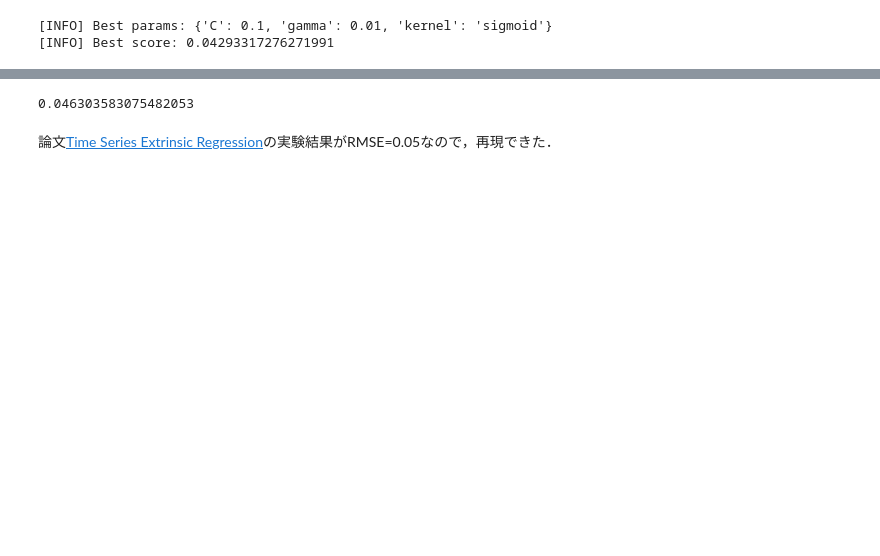
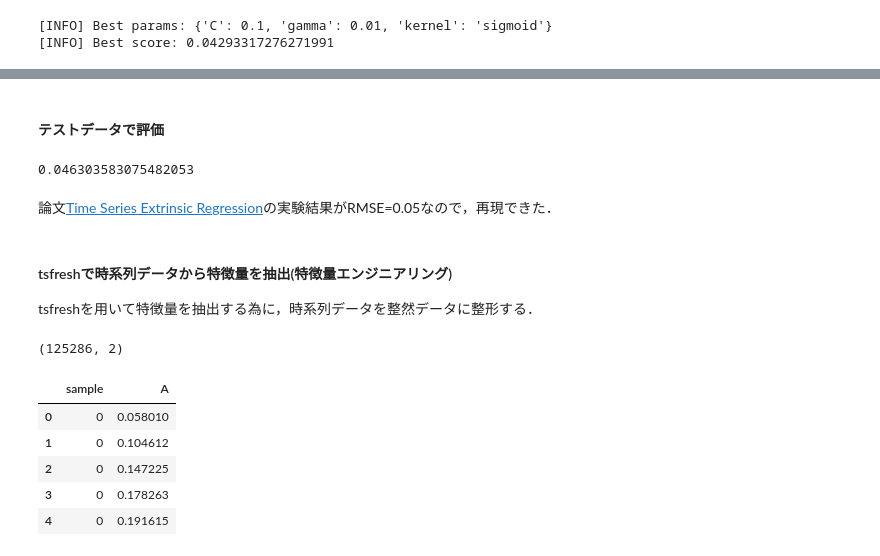
Before and after one commit to ryoma-jp/samples, a Jupyter notebook: python/feature_engineering/00_Overview.ipynb, the cells around one changed output, grey strips where cells are left out. Saved outputs shown, nothing was run; the diff lists cells and outputs as text; code cells hidden in the pictures; blank space fills up the shorter version.

```diff
--- a/python/feature_engineering/00_Overview.ipynb
+++ b/python/feature_engineering/00_Overview.ipynb
@@ -101,7 +100,26 @@ print('[INFO] Best score: {}'.format(-model_svr.best_score_))
+# %% [markdown]
+#### テストデータで評価
 # %%
 prediction = model_svr.predict(x_test)
 print(rmse(y_test, prediction))
 # %% [output]
 0.046303583075482053
-# %% [markdown]
-論文[Time Series Extrinsic Regression](https://arxiv.org/abs/2006.12672)の実験結果がRMSE=0.05なので，再現できた．
+# %% [markdown]
+論文[Time Series Extrinsic Regression](https://arxiv.org/abs/2006.12672)の実験結果がRMSE=0.05なので，再現できた．
+# %% [markdown]
+#### tsfreshで時系列データから特徴量を抽出(特徴量エンジニアリング)
+
+tsfreshを用いて特徴量を抽出する為に，時系列データを整然データに整形する．
+# %%
+df_x_train = pd.DataFrame(x_train.T)
+df_x_train_melt = df_x_train.melt(var_name='sample', value_name='A')
+print(df_x_train_melt.shape)
+df_x_train_melt.head()
+# %% [output]
+(125286, 2)
+|  | sample | A |
+| 0 | 0 | 0.058010 |
+| 1 | 0 | 0.104612 |
+| 2 | 0 | 0.147225 |
+| 3 | 0 | 0.178263 |
+| 4 | 0 | 0.191615 |
```
Also changed, not shown: parts of 13 cells of this notebook.
